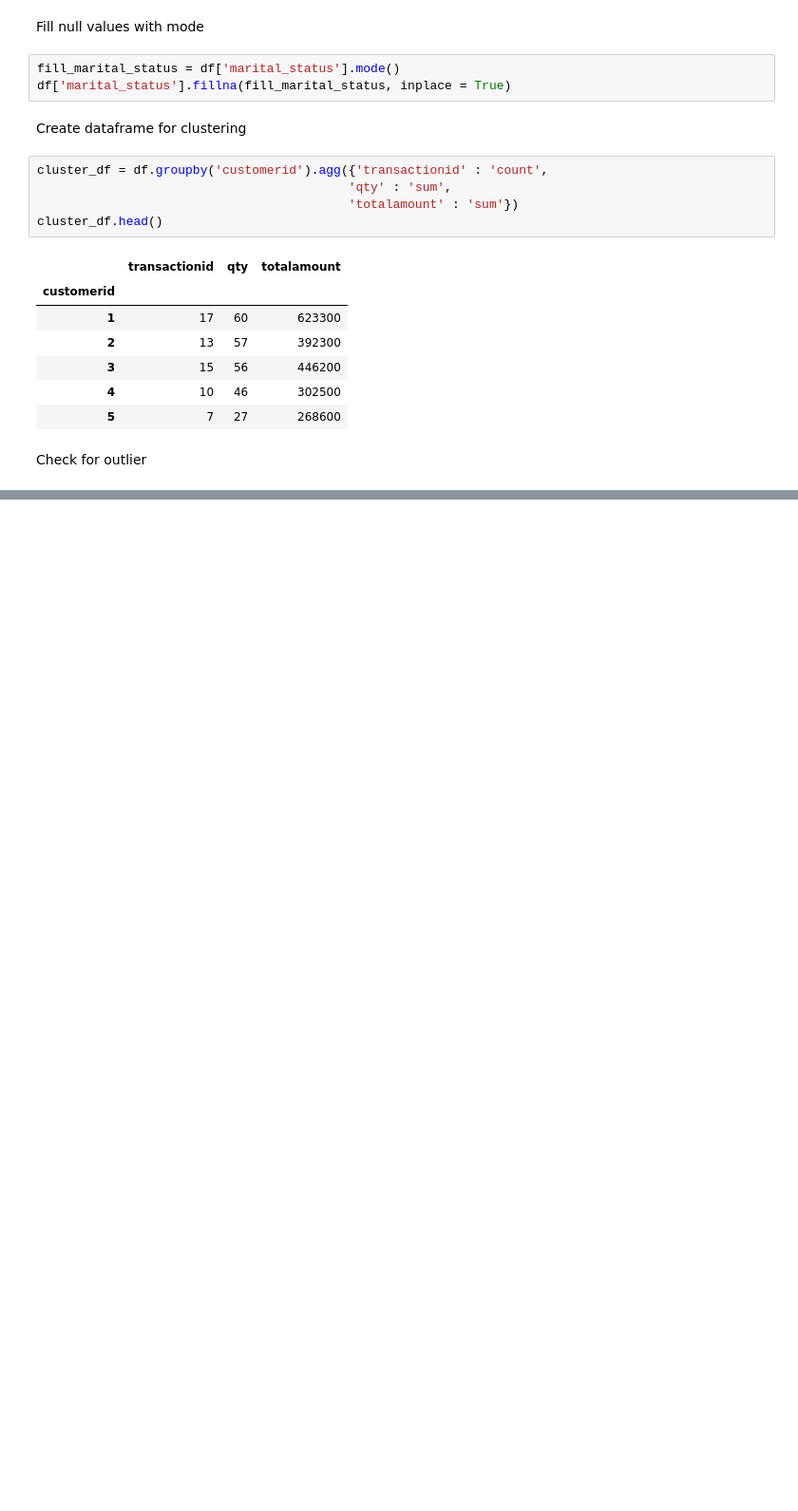
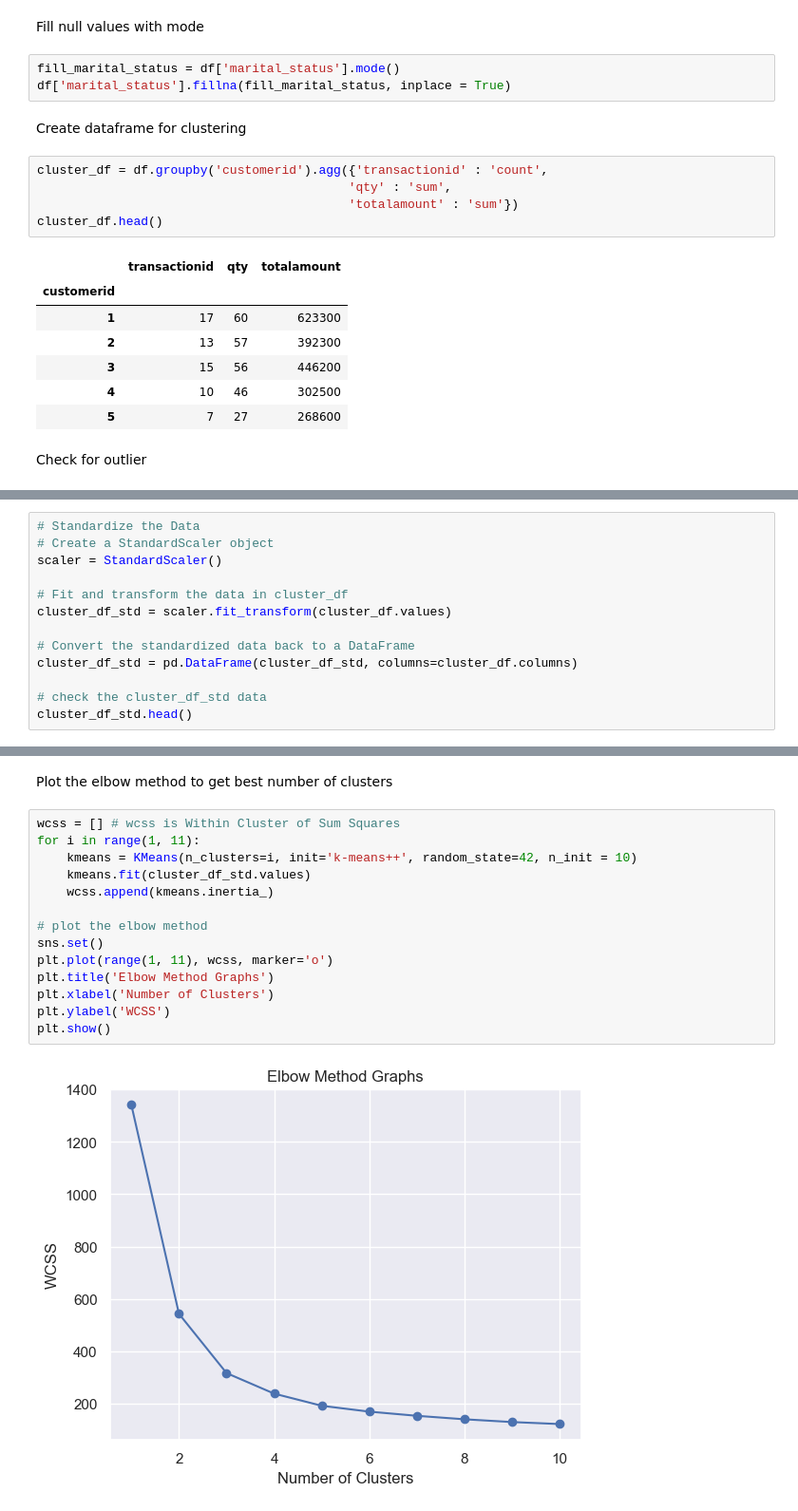
Before and after one commit to ihiyy/Kalbe-Virtual-Internship, a Jupyter notebook: Clustering.ipynb, the cells around one changed output, grey strips where cells are left out. Shown at 95% size. Saved outputs shown, nothing was run; the diff lists cells and outputs as text; blank space fills up the shorter version.

Commit message:
Finalize Clustering

```diff
--- a/Clustering.ipynb
+++ b/Clustering.ipynb
@@ -186,0 +191,13 @@ plt.show()
+# %%
+# Standardize the Data
+# Create a StandardScaler object
+scaler = StandardScaler()
+
+# Fit and transform the data in cluster_df
+cluster_df_std = scaler.fit_transform(cluster_df.values)
+
+# Convert the standardized data back to a DataFrame
+cluster_df_std = pd.DataFrame(cluster_df_std, columns=cluster_df.columns)
+
+# check the cluster_df_std data
+cluster_df_std.head()
@@ -186,0 +219,18 @@ plt.show()
+# %% [markdown]
+Plot the elbow method to get best number of clusters
+# %%
+wcss = [] # wcss is Within Cluster of Sum Squares
+for i in range(1, 11):
+    kmeans = KMeans(n_clusters=i, init='k-means++', random_state=42, n_init = 10)
+    kmeans.fit(cluster_df_std.values)
+    wcss.append(kmeans.inertia_)
+
+# plot the elbow method
+sns.set()
+plt.plot(range(1, 11), wcss, marker='o')
+plt.title('Elbow Method Graphs')
+plt.xlabel('Number of Clusters')
+plt.ylabel('WCSS')
+plt.show()
+# %% [output]
+[figure, added]
```
Also changed, not shown: parts of 17 cells of this notebook.
